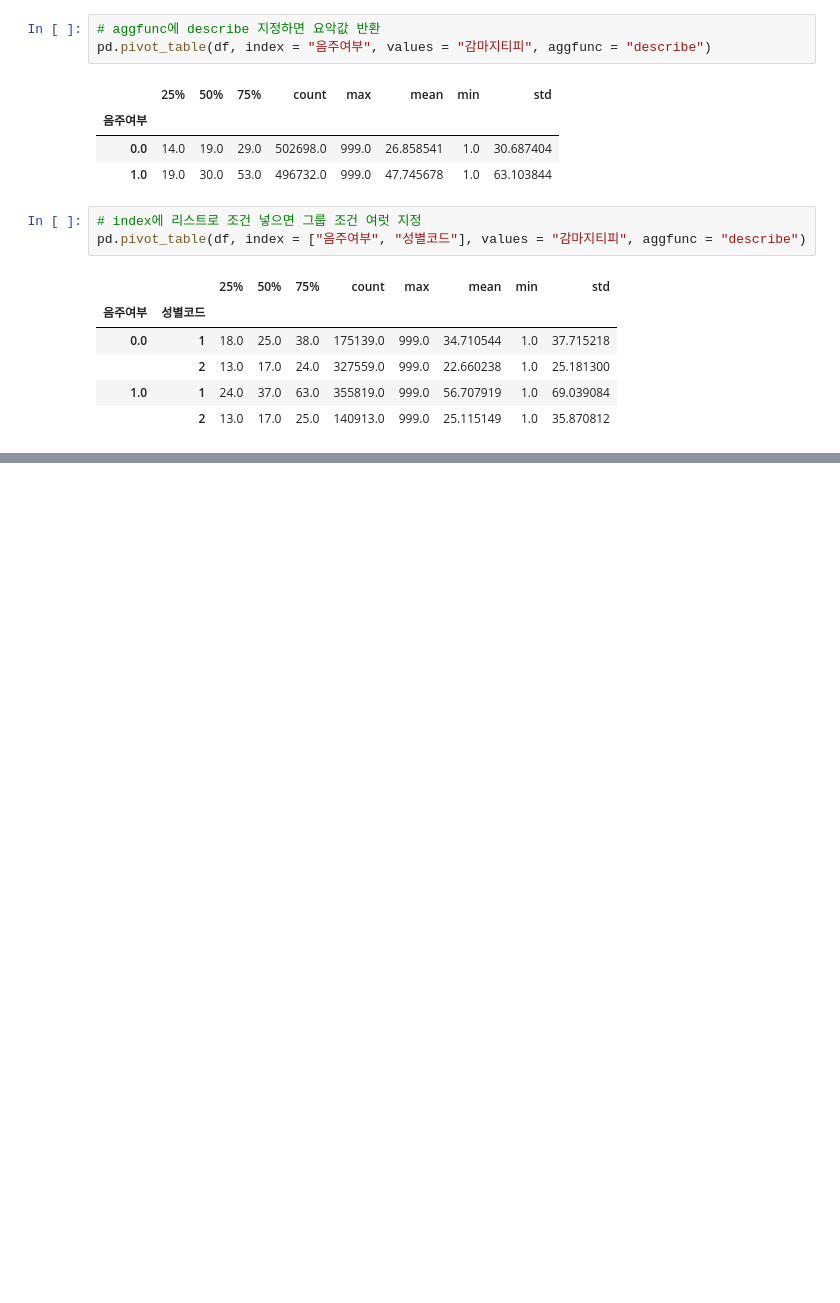
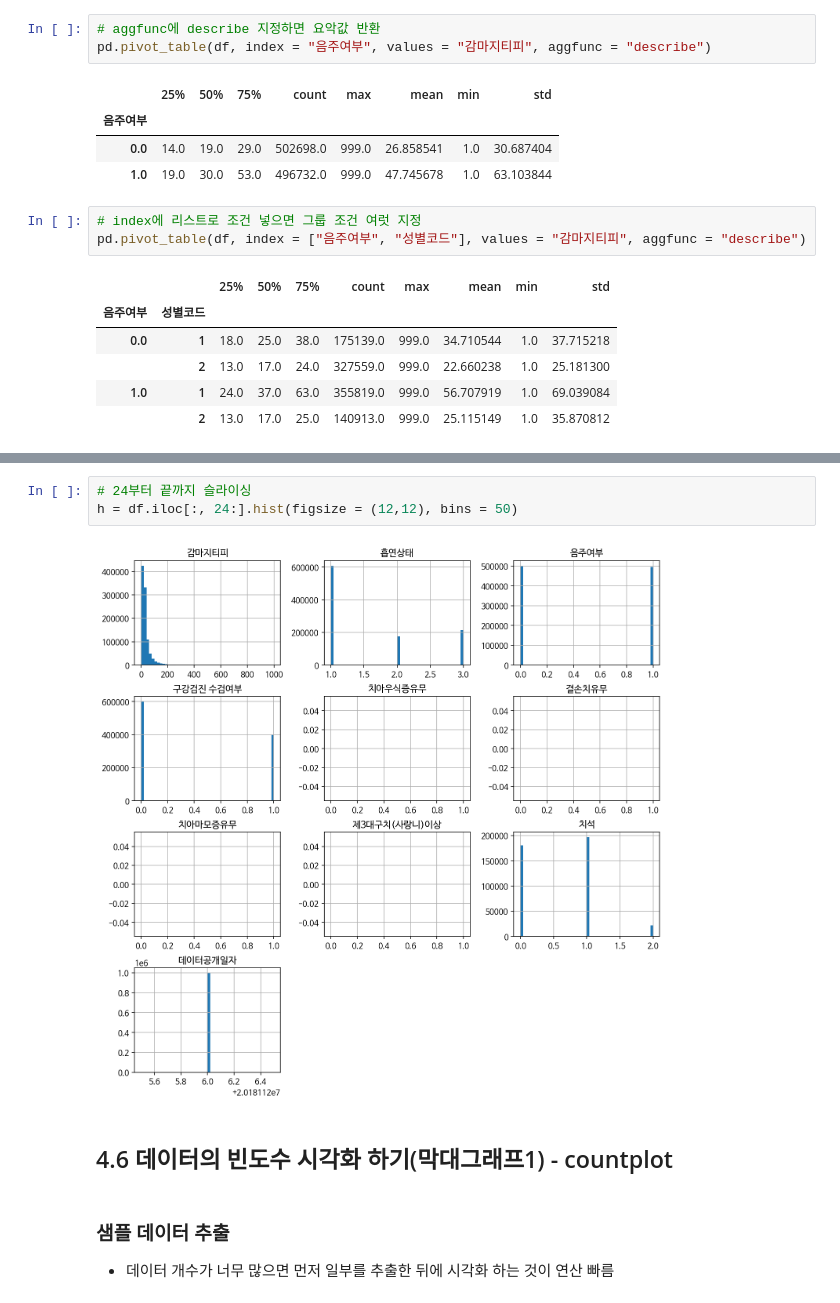
Before and after one commit to cown0211/boostcourse, a Jupyter notebook: DataScienceWithPython/4_건강검진_데이터로_가설검정하기.ipynb, the cells around one changed output, grey strips where cells are left out. Drawn from its saved outputs; the diff is of its cells as text; blank space fills up the shorter version.

```diff
--- a/DataScienceWithPython/4_건강검진_데이터로_가설검정하기.ipynb
+++ b/DataScienceWithPython/4_건강검진_데이터로_가설검정하기.ipynb
@@ -480,0 +534,11 @@ pd.pivot_table(df, index = ["음주여부", "성별코드"], values = "감마지
+# %%
+# 24부터 끝까지 슬라이싱
+h = df.iloc[:, 24:].hist(figsize = (12,12), bins = 50)
+# %% [output]
+[figure, added]
+# %% [markdown]
+## 4.6 데이터의 빈도수 시각화 하기(막대그래프1) - countplot
+# %% [markdown]
+### 샘플 데이터 추출
+
+* 데이터 개수가 너무 많으면 먼저 일부를 추출한 뒤에 시각화 하는 것이 연산 빠름
```
Also changed, not shown: parts of 18 cells of this notebook.
